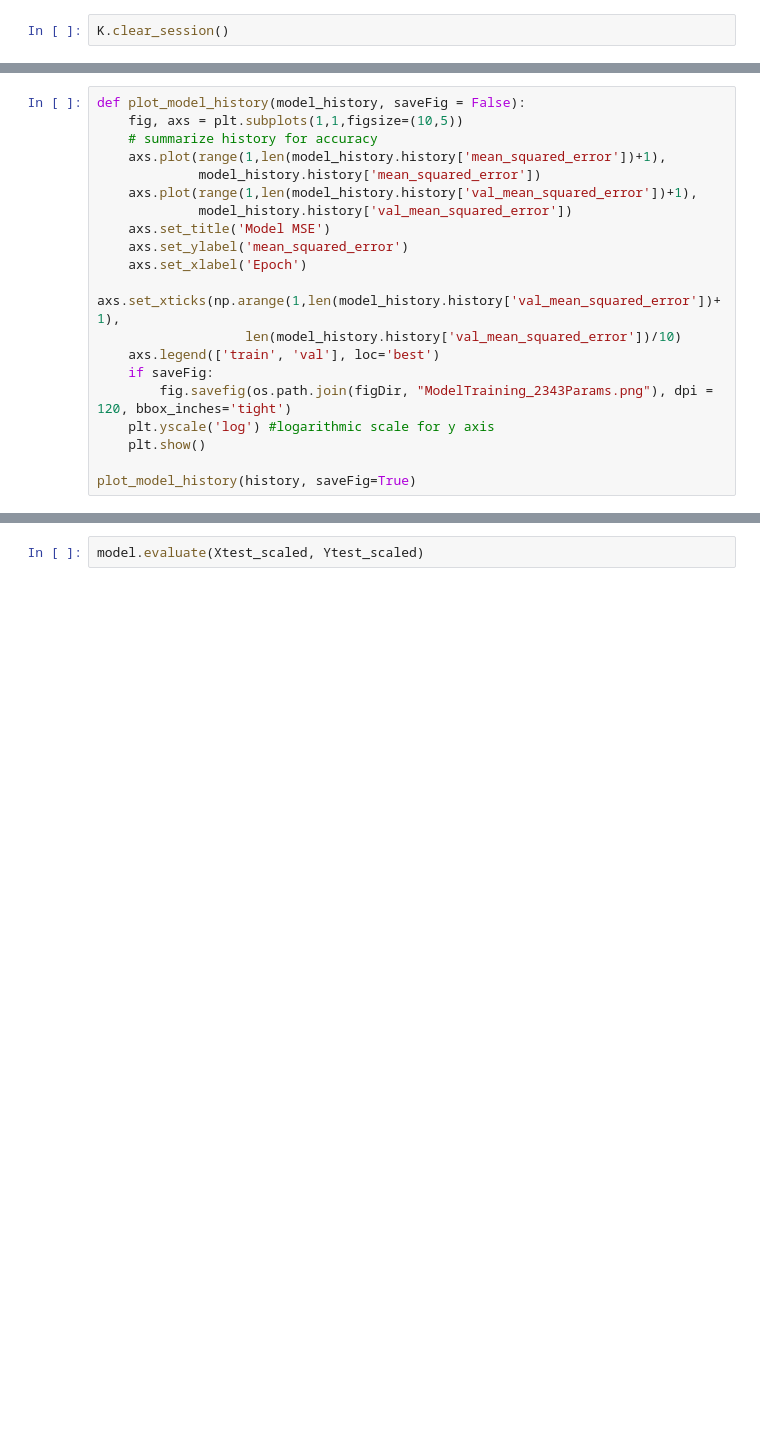
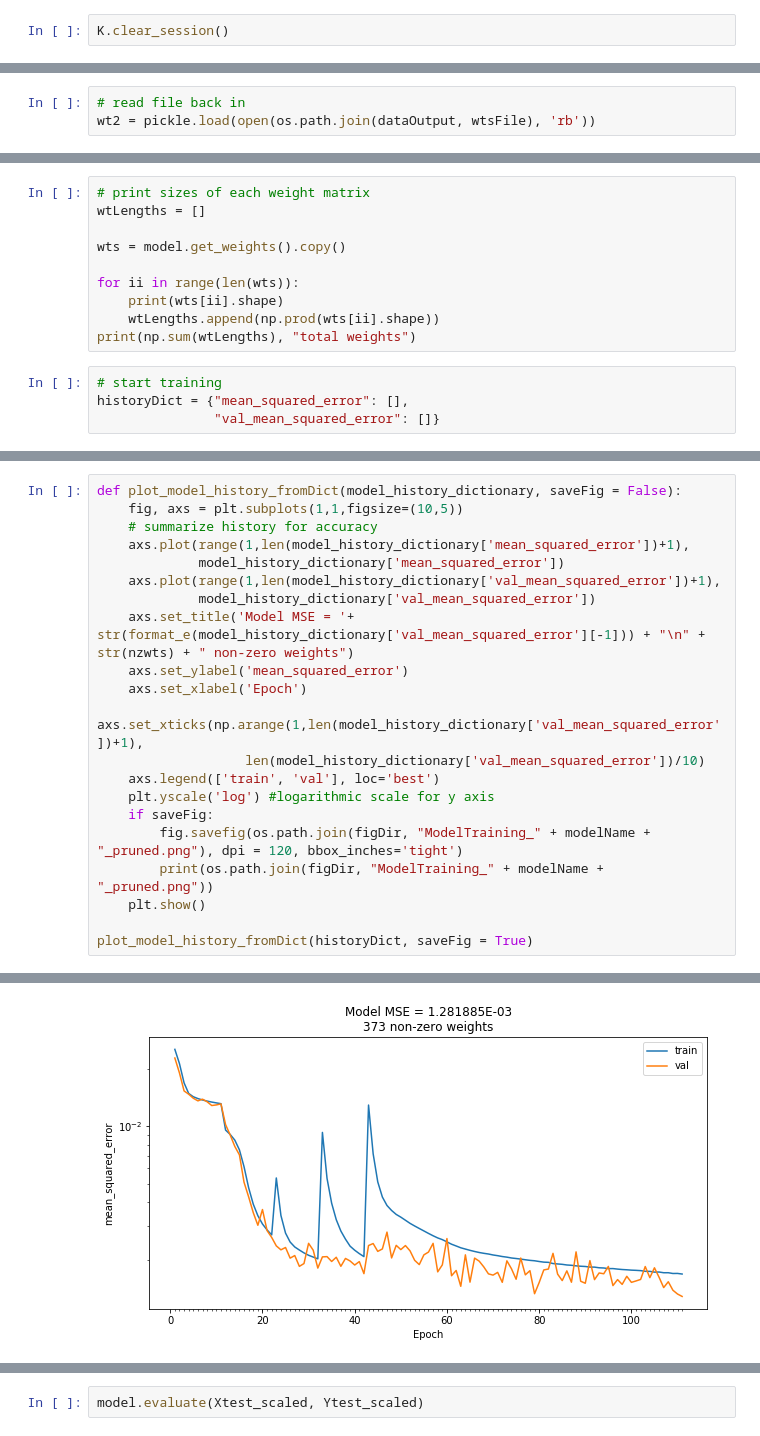
Before and after one commit to oliviatessa/MothMachineLearning, a Jupyter notebook: 010_TrainOnRandomICs.ipynb, the cells around one changed output, grey strips where cells are left out. Cells and saved outputs as stored; diff of their text form; blank space fills up the shorter version.

Commit message:
started pruning

```diff
--- a/010_TrainOnRandomICs.ipynb
+++ b/010_TrainOnRandomICs.ipynb
@@ -366,0 +381,3 @@ plot_model_history(history, saveFig=True)
+# %%
+# read file back in
+wt2 = pickle.load(open(os.path.join(dataOutput, wtsFile), 'rb'))
@@ -366,0 +457,14 @@ plot_model_history(history, saveFig=True)
+# %%
+# print sizes of each weight matrix
+wtLengths = []
+
+wts = model.get_weights().copy()
+
+for ii in range(len(wts)):
+    print(wts[ii].shape)
+    wtLengths.append(np.prod(wts[ii].shape))
+print(np.sum(wtLengths), "total weights")
+# %%
+# start training
+historyDict = {"mean_squared_error": [],
+               "val_mean_squared_error": []}
@@ -367,20 +515,22 @@ plot_model_history(history, saveFig=True)
 # %%
-def plot_model_history(model_history, saveFig = False):
+def plot_model_history_fromDict(model_history_dictionary, saveFig = False):
     fig, axs = plt.subplots(1,1,figsize=(10,5))
     # summarize history for accuracy
-    axs.plot(range(1,len(model_history.history['mean_squared_error'])+1),
-             model_history.history['mean_squared_error'])
-    axs.plot(range(1,len(model_history.history['val_mean_squared_error'])+1),
-             model_history.history['val_mean_squared_error'])
-    axs.set_title('Model MSE')
+    axs.plot(range(1,len(model_history_dictionary['mean_squared_error'])+1),
+             model_history_dictionary['mean_squared_error'])
+    axs.plot(range(1,len(model_history_dictionary['val_mean_squared_error'])+1),
+             model_history_dictionary['val_mean_squared_error'])
+    axs.set_title('Model MSE = '+ str(format_e(model_history_dictionary['val_mean_squared_error'][-1])) + "\n" +  str(nzwts) + " non-zero weights")
     axs.set_ylabel('mean_squared_error')
     axs.set_xlabel('Epoch')
-    axs.set_xticks(np.arange(1,len(model_history.history['val_mean_squared_error'])+1),
-                   len(model_history.history['val_mean_squared_error'])/10)
+    axs.set_xticks(np.arange(1,len(model_history_dictionary['val_mean_squared_error'])+1),
+                   len(model_history_dictionary['val_mean_squared_error'])/10)
     axs.legend(['train', 'val'], loc='best')
+    plt.yscale('log') #logarithmic scale for y axis
     if saveFig:
-        fig.savefig(os.path.join(figDir, "ModelTraining_2343Params.png"), dpi = 120, bbox_inches='tight')
-    plt.yscale('log') #logarithmic scale for y axis
+        fig.savefig(os.path.join(figDir, "ModelTraining_" + modelName + "_pruned.png"), dpi = 120, bbox_inches='tight')
+        print(os.path.join(figDir, "ModelTraining_" + modelName + "_pruned.png"))
     plt.show()
 
-plot_model_history(history, saveFig=True)
+plot_model_history_fromDict(historyDict, saveFig = True)
+# %% [output]
@@ -386,0 +538 @@ plot_model_history(history, saveFig=True)
+[figure, added]
```
Also changed, not shown: parts of 65 cells of this notebook, 1 other file.
